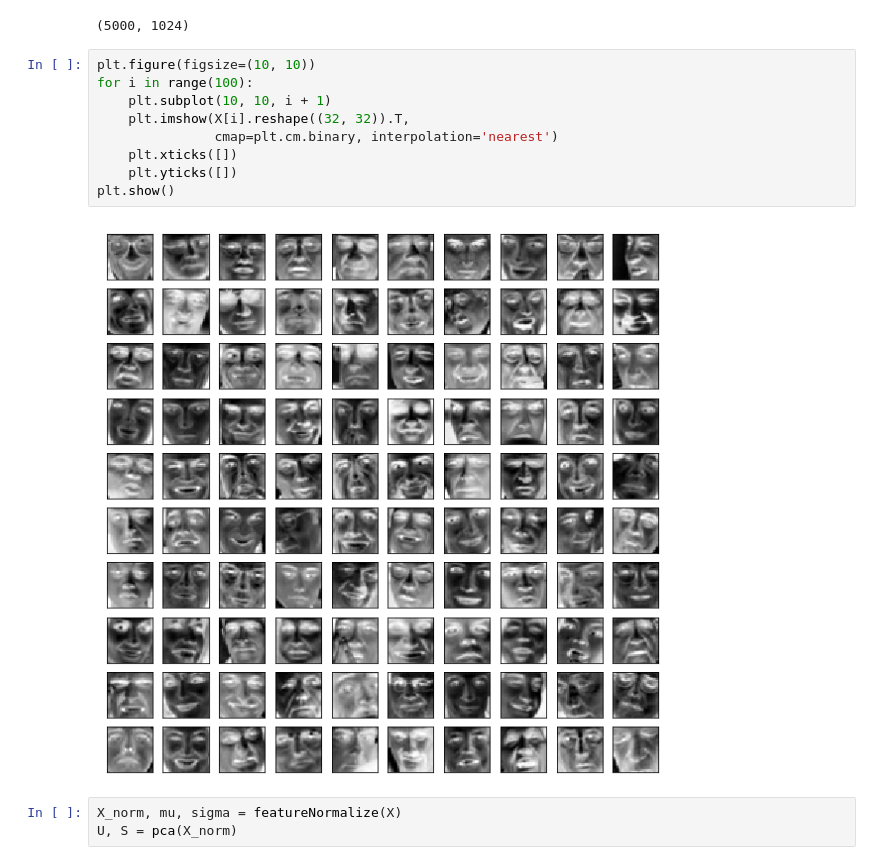
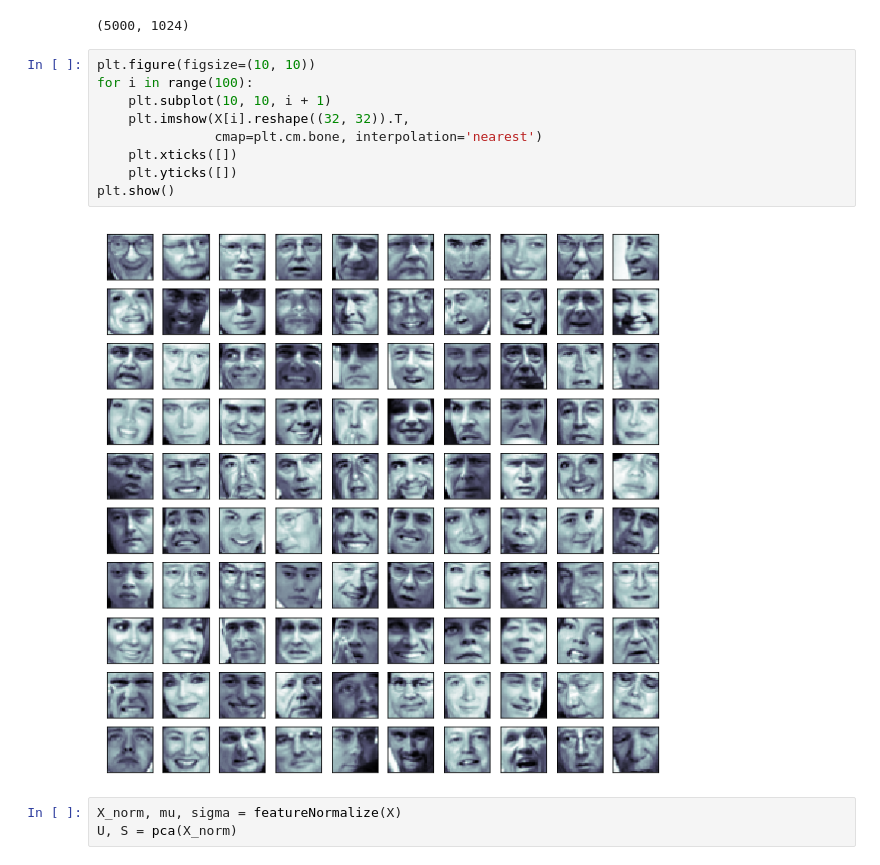
Before and after one commit to qinhanmin2014/machine-learning-Andrew-Ng, a Jupyter notebook: homework (Python)/ex7/ex7 K-means Clustering and Principal Component Analysis.ipynb, the cells around one changed output. Saved outputs shown, nothing was run; the diff lists cells and outputs as text.

Commit message:
Use plt.cm.bone instead of plt.cm.binary to plot faces

```diff
--- a/homework (Python)/ex7/ex7 K-means Clustering and Principal Component Analysis.ipynb
+++ b/homework (Python)/ex7/ex7 K-means Clustering and Principal Component Analysis.ipynb
@@ -240,14 +240,14 @@ print(X.shape)
 # %%
 plt.figure(figsize=(10, 10))
 for i in range(100):
     plt.subplot(10, 10, i + 1)
     plt.imshow(X[i].reshape((32, 32)).T,
-               cmap=plt.cm.binary, interpolation='nearest')
+               cmap=plt.cm.bone, interpolation='nearest')
     plt.xticks([])
     plt.yticks([])
 plt.show()
 # %% [output]
-[figure, old version]
+[figure, new version]
 # %%
 X_norm, mu, sigma = featureNormalize(X)
 U, S = pca(X_norm)
```
Also changed, not shown: parts of 2 cells of this notebook, 1 other file.
